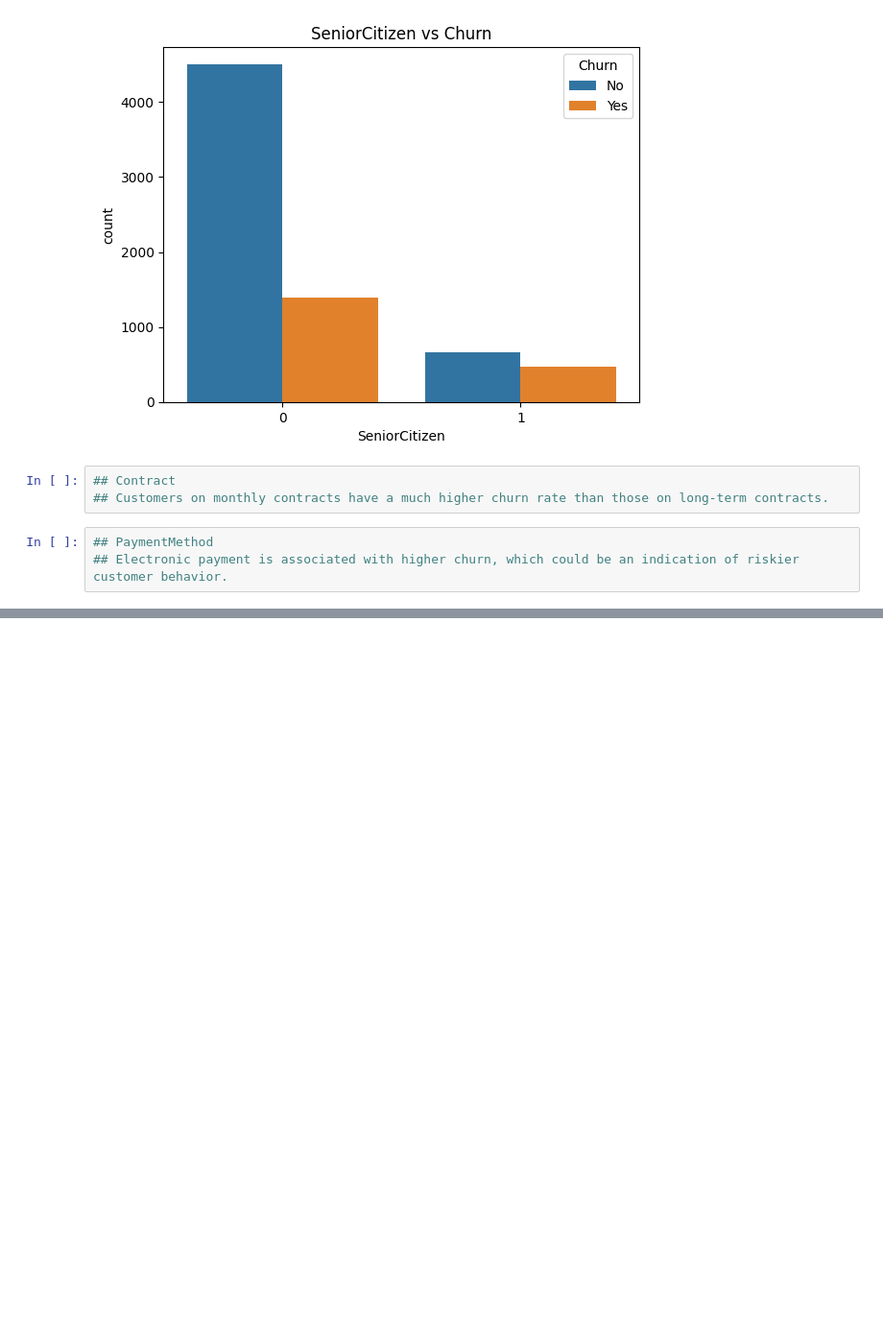
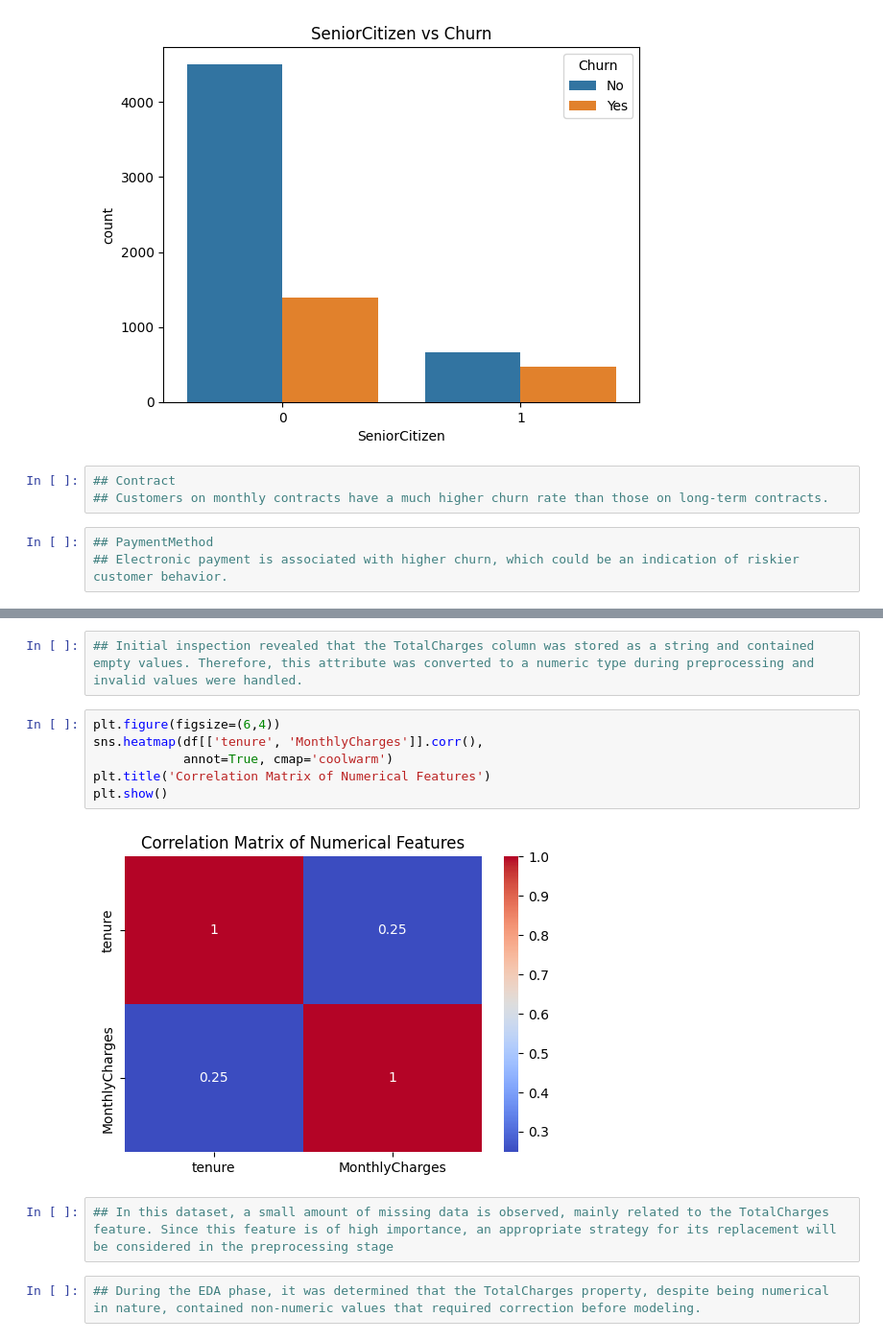
Before and after one commit to mhkzmi/Customer-Churn-Prediction-MLProject, a Jupyter notebook: notebooks/01_eda.ipynb, the cells around one changed output, grey strips where cells are left out. Shown at 96% size. Saved outputs shown, nothing was run; the diff lists cells and outputs as text; blank space fills up the shorter version.

```diff
--- a/notebooks/01_eda.ipynb
+++ b/notebooks/01_eda.ipynb
@@ -99,0 +126,14 @@ plt.show()
+# %%
+## Initial inspection revealed that the TotalCharges column was stored as a string and contained empty values. Therefore, this attribute was converted to a numeric type during preprocessing and invalid values were handled.
+# %%
+plt.figure(figsize=(6,4))
+sns.heatmap(df[['tenure', 'MonthlyCharges']].corr(),
+            annot=True, cmap='coolwarm')
+plt.title('Correlation Matrix of Numerical Features')
+plt.show()
+# %% [output]
+[figure, added]
+# %%
+## In this dataset, a small amount of missing data is observed, mainly related to the TotalCharges feature. Since this feature is of high importance, an appropriate strategy for its replacement will be considered in the preprocessing stage
+# %%
+## During the EDA phase, it was determined that the TotalCharges property, despite being numerical in nature, contained non-numeric values that required correction before modeling.
```
Also changed, not shown: parts of 4 cells of this notebook.
